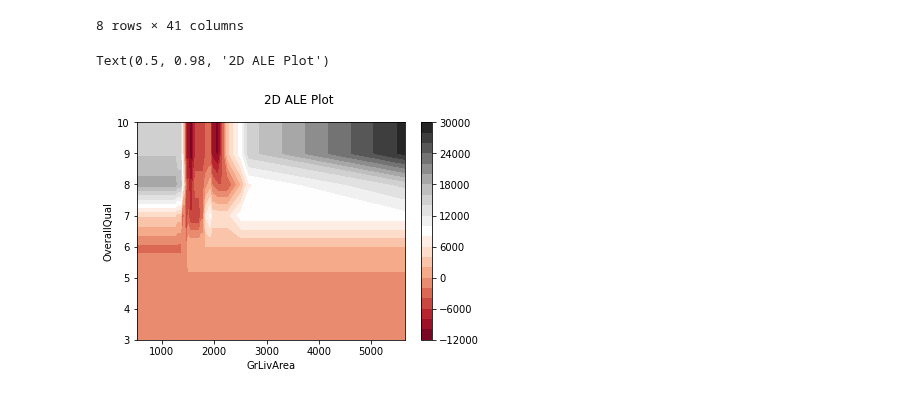
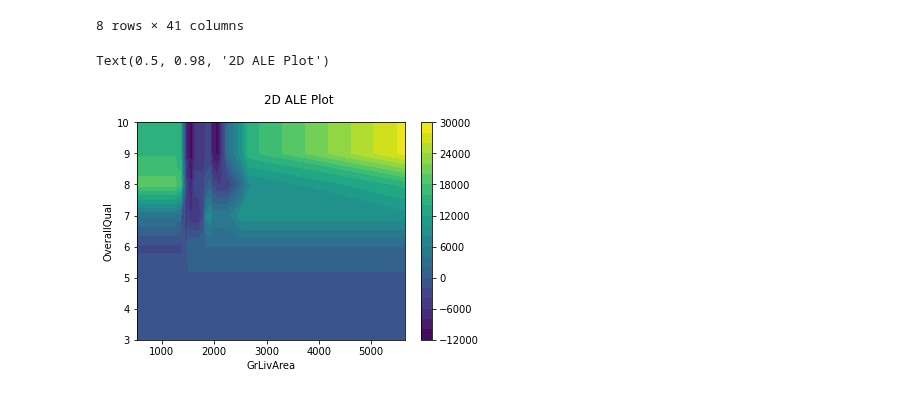
Before and after one commit to solegalli/machine-learning-interpretability, a Jupyter notebook: 11-ale-plots/8-ale-plots-interaction-pyALE.ipynb, the cells around one changed output. Saved outputs shown, nothing was run; the diff lists cells and outputs as text; code cells hidden in the pictures.

```diff
--- a/11-ale-plots/8-ale-plots-interaction-pyALE.ipynb
+++ b/11-ale-plots/8-ale-plots-interaction-pyALE.ipynb
@@ -142,21 +165,20 @@ eff_grid
 # %%
 # Now we plot
 
 fig, ax = plt.subplots()
 
 plt.contourf(
     eff_grid.columns,
     eff_grid.index,
     eff_grid.values,
     20,
-    cmap='RdGy',
 )
 
 plt.colorbar()
 
 plt.xlabel(eff_grid.columns.name)
 plt.ylabel(eff_grid.index.name)
 fig.suptitle("2D ALE Plot")
 # %% [output]
 Text(0.5, 0.98, '2D ALE Plot')
-[figure, old version]
+[figure, new version]
```
Also changed, not shown: parts of 6 cells of this notebook, 1 other file.
